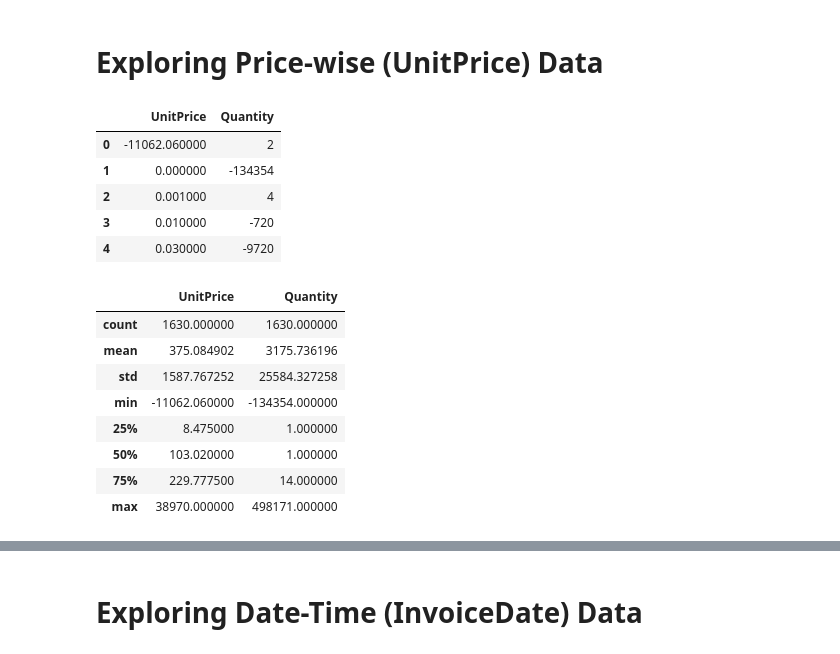
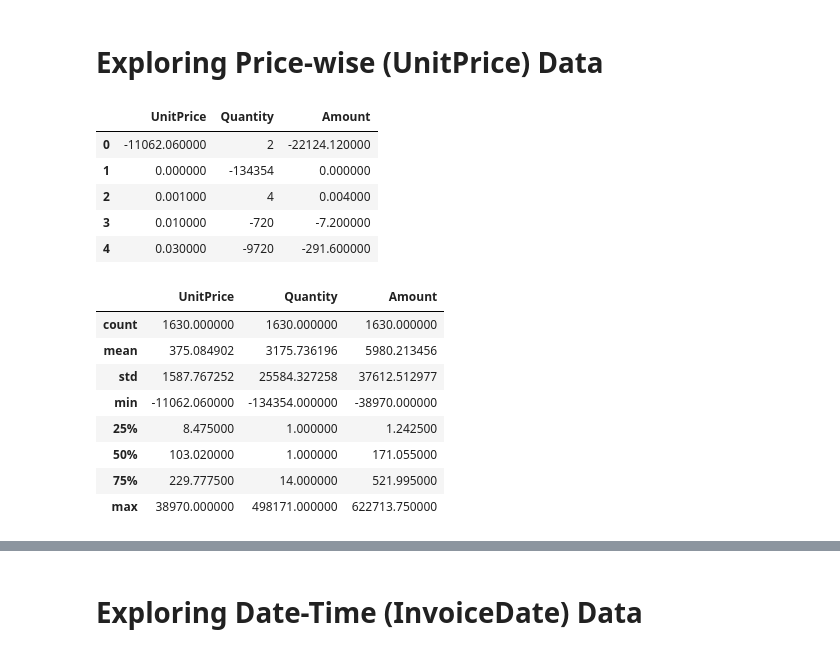
Before and after one commit to 1shubhampoddar/mars, a Jupyter notebook: Exploratory Data Analysis (EDA).ipynb, the cells around one changed output, grey strips where cells are left out. Cells and saved outputs as stored; diff of their text form; code cells hidden in the pictures.

```diff
--- a/Exploratory Data Analysis (EDA).ipynb
+++ b/Exploratory Data Analysis (EDA).ipynb
@@ -5,7 +5,7 @@ import matplotlib.pyplot as plt
 %matplotlib inline
 import seaborn as sns
 # %%
-df = pd.read_csv('Dataset_OR.csv', encoding= 'unicode_escape')
+df = pd.read_csv('C:\\Users\\shubh\\Desktop\\Online Retail\\Dataset_OR.csv', encoding= 'unicode_escape')
 # %%
 df.shape
 # %% [output]
@@ -379,24 +403,24 @@ invoice_revenue.describe()
 # %% [markdown]
 # Exploring Price-wise (UnitPrice) Data
 # %%
-price_data = pd.DataFrame(df.groupby('UnitPrice')['Quantity'].sum().reset_index())
+price_data = pd.DataFrame(df.groupby('UnitPrice').agg({'Quantity':'sum','Amount':'sum'}).reset_index())
 price_data.head()
 # %% [output]
-|  | UnitPrice | Quantity |
-| 0 | -11062.060000 | 2 |
-| 1 | 0.000000 | -134354 |
-| 2 | 0.001000 | 4 |
-| 3 | 0.010000 | -720 |
-| 4 | 0.030000 | -9720 |
+|  | UnitPrice | Quantity | Amount |
+| 0 | -11062.060000 | 2 | -22124.120000 |
+| 1 | 0.000000 | -134354 | 0.000000 |
+| 2 | 0.001000 | 4 | 0.004000 |
+| 3 | 0.010000 | -720 | -7.200000 |
+| 4 | 0.030000 | -9720 | -291.600000 |
 # %%
 price_data.describe()
 # %% [output]
-|  | UnitPrice | Quantity |
-| count | 1630.000000 | 1630.000000 |
-| mean | 375.084902 | 3175.736196 |
-| std | 1587.767252 | 25584.327258 |
-| min | -11062.060000 | -134354.000000 |
-| 25% | 8.475000 | 1.000000 |
-| 50% | 103.020000 | 1.000000 |
-| 75% | 229.777500 | 14.000000 |
-| max | 38970.000000 | 498171.000000 |
+|  | UnitPrice | Quantity | Amount |
+| count | 1630.000000 | 1630.000000 | 1630.000000 |
+| mean | 375.084902 | 3175.736196 | 5980.213456 |
+| std | 1587.767252 | 25584.327258 | 37612.512977 |
+| min | -11062.060000 | -134354.000000 | -38970.000000 |
+| 25% | 8.475000 | 1.000000 | 1.242500 |
+| 50% | 103.020000 | 1.000000 | 171.055000 |
+| 75% | 229.777500 | 14.000000 | 521.995000 |
+| max | 38970.000000 | 498171.000000 | 622713.750000 |
```
Also changed, not shown: parts of 27 cells of this notebook.
